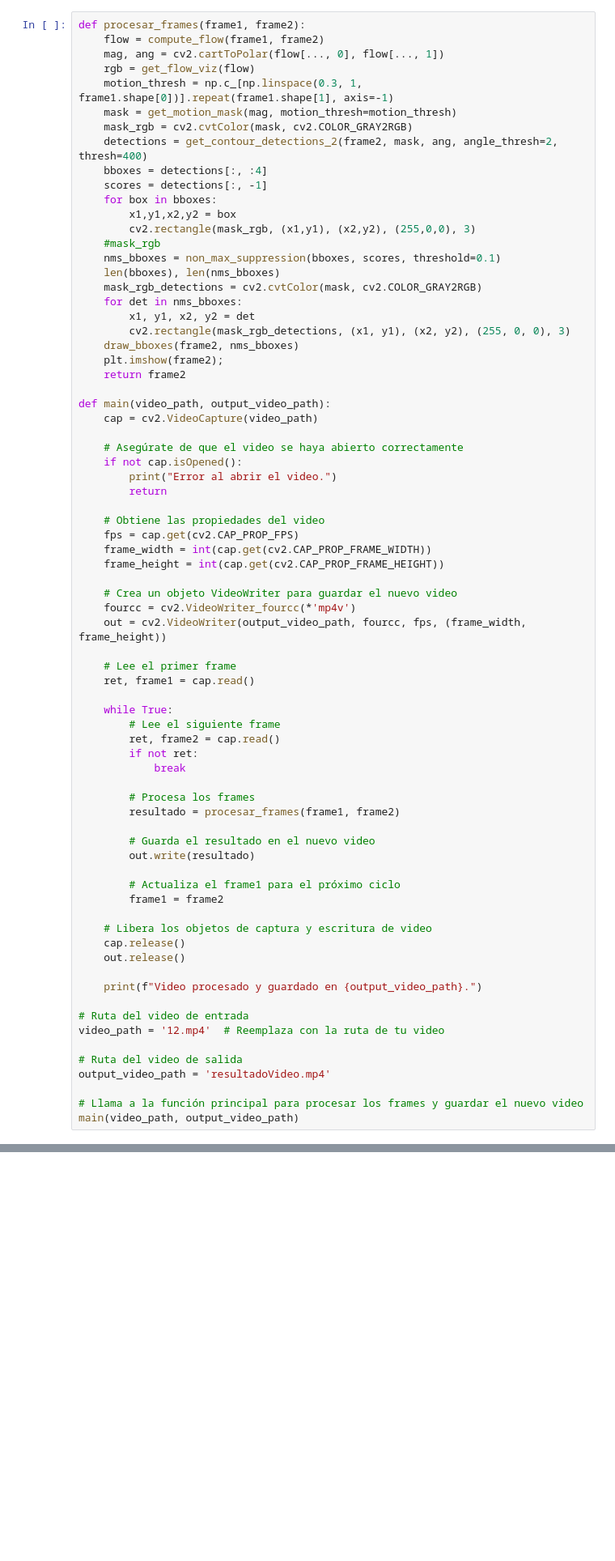
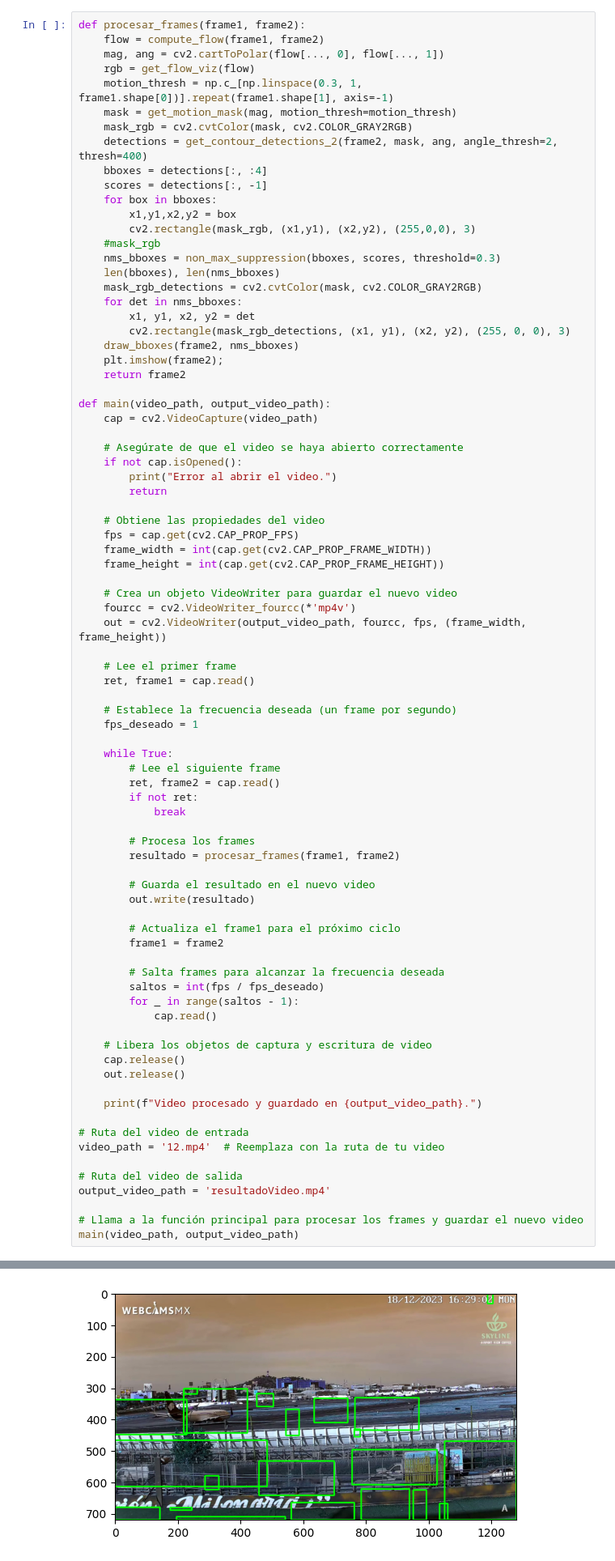
Before and after one commit to DiegoCastr00/DrivingDetection, a Jupyter notebook: MotionProyect.ipynb, the cells around one changed output, grey strips where cells are left out. Shown at 81% size. Saved outputs shown, nothing was run; the diff lists cells and outputs as text; blank space fills up the shorter version.

```diff
--- a/MotionProyect.ipynb
+++ b/MotionProyect.ipynb
@@ -107,7 +107,7 @@ def procesar_frames(frame1, frame2):
         x1,y1,x2,y2 = box
         cv2.rectangle(mask_rgb, (x1,y1), (x2,y2), (255,0,0), 3)
     #mask_rgb
-    nms_bboxes = non_max_suppression(bboxes, scores, threshold=0.1)
+    nms_bboxes = non_max_suppression(bboxes, scores, threshold=0.3)
     len(bboxes), len(nms_bboxes)
     mask_rgb_detections = cv2.cvtColor(mask, cv2.COLOR_GRAY2RGB)
     for det in nms_bboxes:
@@ -137,34 +137,43 @@ def main(video_path, output_video_path):
     # Lee el primer frame
     ret, frame1 = cap.read()
 
+    # Establece la frecuencia deseada (un frame por segundo)
+    fps_deseado = 1
+
     while True:
         # Lee el siguiente frame
         ret, frame2 = cap.read()
         if not ret:
             break
 
         # Procesa los frames
         resultado = procesar_frames(frame1, frame2)
 
         # Guarda el resultado en el nuevo video
         out.write(resultado)
 
         # Actualiza el frame1 para el próximo ciclo
         frame1 = frame2
 
+        # Salta frames para alcanzar la frecuencia deseada
+        saltos = int(fps / fps_deseado)
+        for _ in range(saltos - 1):
+            cap.read()
+
     # Libera los objetos de captura y escritura de video
     cap.release()
     out.release()
 
     print(f"Video procesado y guardado en {output_video_path}.")
 
 # Ruta del video de entrada
 video_path = '12.mp4'  # Reemplaza con la ruta de tu video
 
 # Ruta del video de salida
 output_video_path = 'resultadoVideo.mp4'
 
 # Llama a la función principal para procesar los frames y guardar el nuevo video
 main(video_path, output_video_path)
 # %% [output]
 Video procesado y guardado en resultadoVideo.mp4.
+[figure, added]
```
Also changed, not shown: 2 other files.
